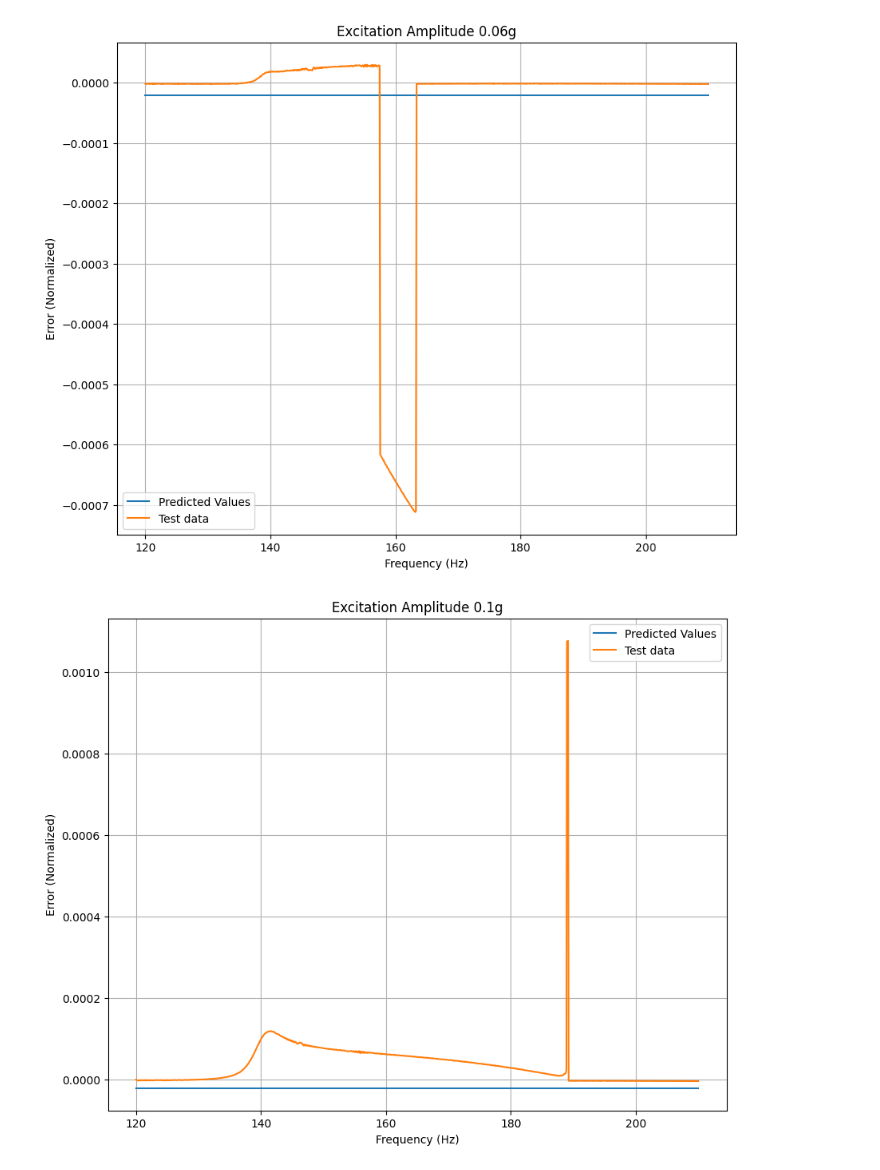
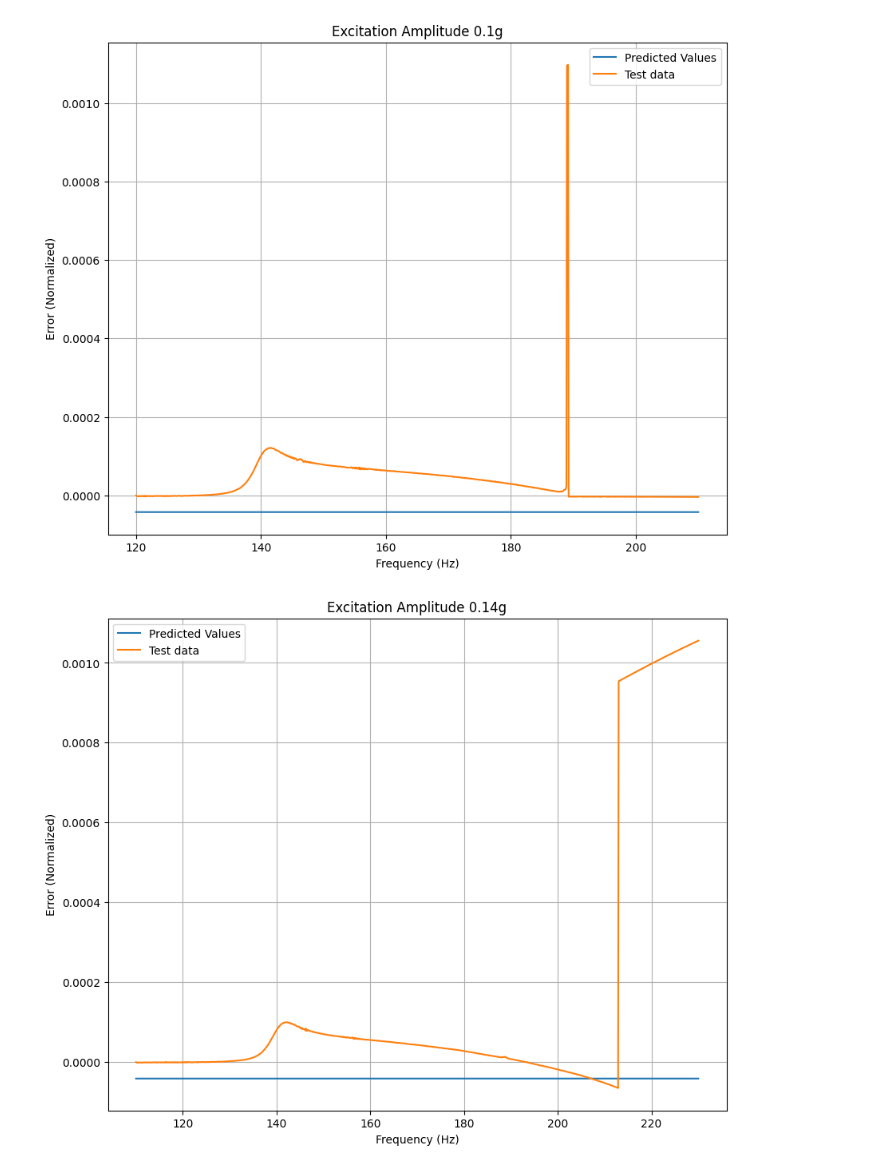
Before and after one commit to catarinaluz/non_linear_beam, a Jupyter notebook: code/Error modeling/clamped-clamped.ipynb, the cells around one changed output. Cells and saved outputs as stored; diff of their text form; code cells hidden in the pictures.

```diff
--- a/code/Error modeling/clamped-clamped.ipynb
+++ b/code/Error modeling/clamped-clamped.ipynb
@@ -84,7 +84,7 @@ def duffing_model(freq, acc):
 
 def set_error(amp_duffing, amp_exp):
     # Resize amp_exp to match the length of amp_duffing
-    return amp_duffing - amp_exp
+    return np.array(amp_duffing - amp_exp)
 # %%
 
 # Supondo que você já tenha definido ou obtido freq_004g_mec, freq_006g_mec, etc.
@@ -214,8 +214,8 @@ X_teste = []
 y_teste = []
 
 # Amplitudes de excitação que queremos incluir no treino e teste
-amplitudes_treino = [0.04, 0.08, 0.12]
-amplitudes_teste = [0.06, 0.10, 0.14]
+amplitudes_treino = [0.04,0.06, 0.08, 0.12]
+amplitudes_teste = [0.10, 0.14]
 
 # Função para calcular o erro entre amplitudes de Duffing e amplitudes experimentais
 def set_error(amp_duffing, amp_exp):
@@ -225,14 +225,14 @@ def set_error(amp_duffing, amp_exp):
 for acc in amplitudes_treino:
     freqs = frequencies_data[acc]
     amps = amplitudes_data[acc]
-    error = set_error(amps, globals()[f'amplitude_{int(acc*100):03d}g_mec_sweepup'])
+    error = set_error(amps, globals()[f'amplitude_{int(acc*100):03d}g_mec_sweepup'])/(acc*g)
     X_treino.append(np.vstack((freqs, np.full_like(freqs, acc))).T)  # Adicionando a aceleração 0.04g como segunda coluna de X_treino
     y_treino.append(error)
 
 for acc in amplitudes_teste:
     freqs = frequencies_data[acc]
     amps = amplitudes_data[acc]
-    error = set_error(amps, globals()[f'amplitude_{int(acc*100):03d}g_mec_sweepup'])
+    error = set_error(amps, globals()[f'amplitude_{int(acc*100):03d}g_mec_sweepup'])/(acc*g)
     X_teste.append(np.vstack((freqs, np.full_like(freqs, acc))).T)  # Adicionando a aceleração correspondente como segunda coluna de X_teste
     y_teste.append(error)
 
@@ -255,9 +255,9 @@ y_test = torch.from_numpy(y_teste.astype(np.float32)).view(-1, 1)    # Ensure y
 class NeuralNet(nn.Module):
     def __init__(self, input_size, output_size):
         super(NeuralNet, self).__init__()
-        self.fc1 = nn.Linear(input_size, 10)
-        self.fc2 = nn.Linear(10,5)
-        self.saida = nn.Linear(5, output_size)
+        self.fc1 = nn.Linear(input_size, 50)
+        self.fc2 = nn.Linear(50,50)
+        self.saida = nn.Linear(50, output_size)
 
     def forward(self, x):
         x = torch.tanh(self.fc1(x))
@@ -331,6 +332,8 @@ plt.show()
 
 # Set the model to evaluation mode
 model.eval()
+
+amplitudes = [0.10, 0.14]
 
 # Iterate over each amplitude of excitation
 for acc in amplitudes:
@@ -338,32 +341,32 @@ for acc in amplitudes:
     acc_data = X_test[mask]
 
     # Convert acc_data to torch tensor if necessary
     acc_data_tensor = torch.tensor(acc_data).float()  # Example assuming acc_data is numpy array
 
     # Ensure acc_data_tensor is in the correct shape, e.g., (batch_size, input_dim)
 
     # Use torch.no_grad() to disable gradient calculation
     with torch.no_grad():
         # Perform prediction using your model
         acc_data_prediction = model(acc_data_tensor)
 
     # Convert acc_data_prediction back to numpy array if needed
     acc_data_prediction = acc_data_prediction.numpy()  # Example assuming output is numpy array
 
     # Now you have acc_data_prediction as your predicted values
 
     acc_y_test = y_test[mask]
 
     # Plotting code remains the same
     plt.figure(figsize=(10, 8))
     plt.plot(acc_data[:, 0], acc_data_prediction, label="Predicted Values")
     plt.plot(acc_data[:, 0], acc_y_test, label="Test data")
     plt.xlabel('Frequency (Hz)')
     plt.ylabel('Error (Normalized)')
     plt.title(f'Excitation Amplitude {acc}g')
     plt.grid(True)
     plt.legend()
     plt.show()
 # %% [output]
-[figure, old version]
+[figure, new version]
-[figure, old version]
+[figure, new version]
```
Also changed, not shown: parts of 5 cells of this notebook, 11 other files.
